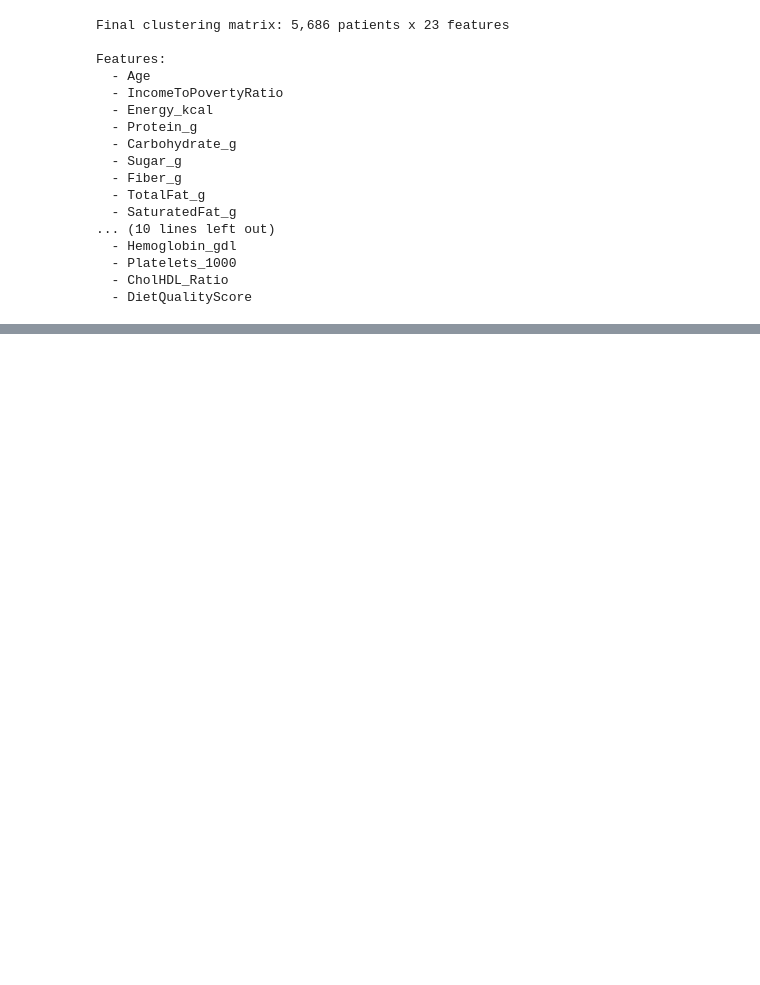
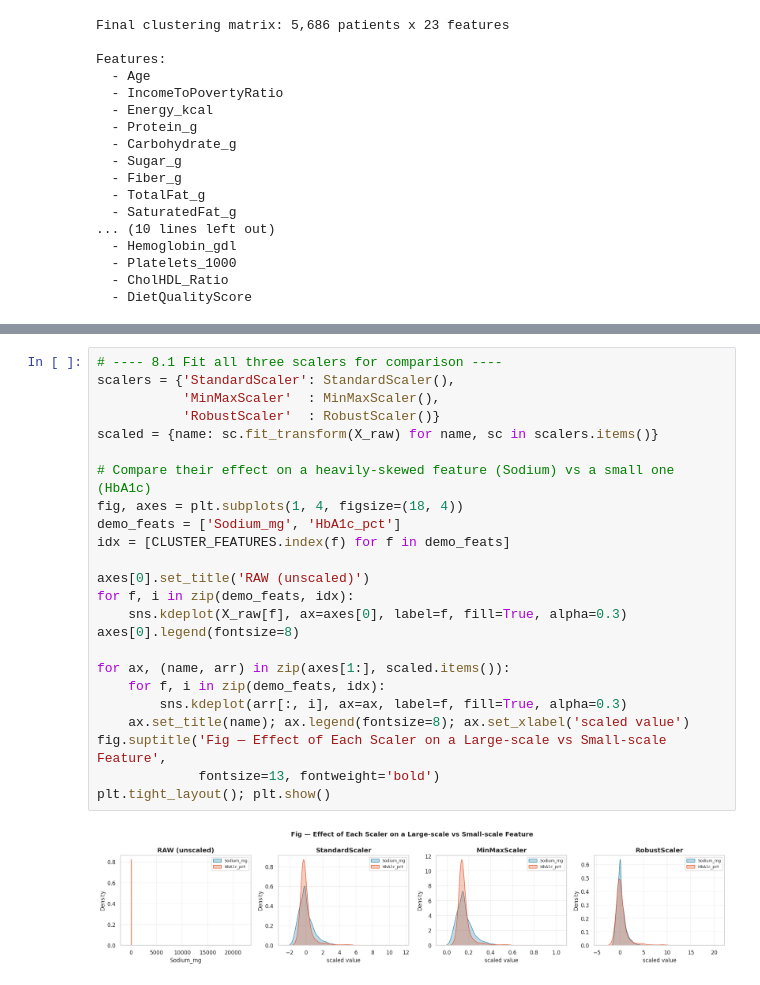
Before and after one commit to Syed-Irfan-1165/Patient-Segmentation-using-Unsupervised-Machine-Learning, a Jupyter notebook: notebooks/NHANES_Patient_Segmentation_PROGRESS.ipynb, the cells around one changed output, grey strips where cells are left out. Drawn from its saved outputs; the diff is of its cells as text; blank space fills up the shorter version.

```diff
--- a/notebooks/NHANES_Patient_Segmentation_PROGRESS.ipynb
+++ b/notebooks/NHANES_Patient_Segmentation_PROGRESS.ipynb
@@ -980,0 +1050,26 @@ Features:
+# %%
+# ---- 8.1 Fit all three scalers for comparison ----
+scalers = {'StandardScaler': StandardScaler(),
+           'MinMaxScaler'  : MinMaxScaler(),
+           'RobustScaler'  : RobustScaler()}
+scaled = {name: sc.fit_transform(X_raw) for name, sc in scalers.items()}
+
+# Compare their effect on a heavily-skewed feature (Sodium) vs a small one (HbA1c)
+fig, axes = plt.subplots(1, 4, figsize=(18, 4))
+demo_feats = ['Sodium_mg', 'HbA1c_pct']
+idx = [CLUSTER_FEATURES.index(f) for f in demo_feats]
+
+axes[0].set_title('RAW (unscaled)')
+for f, i in zip(demo_feats, idx):
+    sns.kdeplot(X_raw[f], ax=axes[0], label=f, fill=True, alpha=0.3)
+axes[0].legend(fontsize=8)
+
+for ax, (name, arr) in zip(axes[1:], scaled.items()):
+    for f, i in zip(demo_feats, idx):
+        sns.kdeplot(arr[:, i], ax=ax, label=f, fill=True, alpha=0.3)
+    ax.set_title(name); ax.legend(fontsize=8); ax.set_xlabel('scaled value')
+fig.suptitle('Fig — Effect of Each Scaler on a Large-scale vs Small-scale Feature',
+             fontsize=13, fontweight='bold')
+plt.tight_layout(); plt.show()
+# %% [output]
+[figure, added]
```
Also changed, not shown: parts of 19 cells of this notebook.
